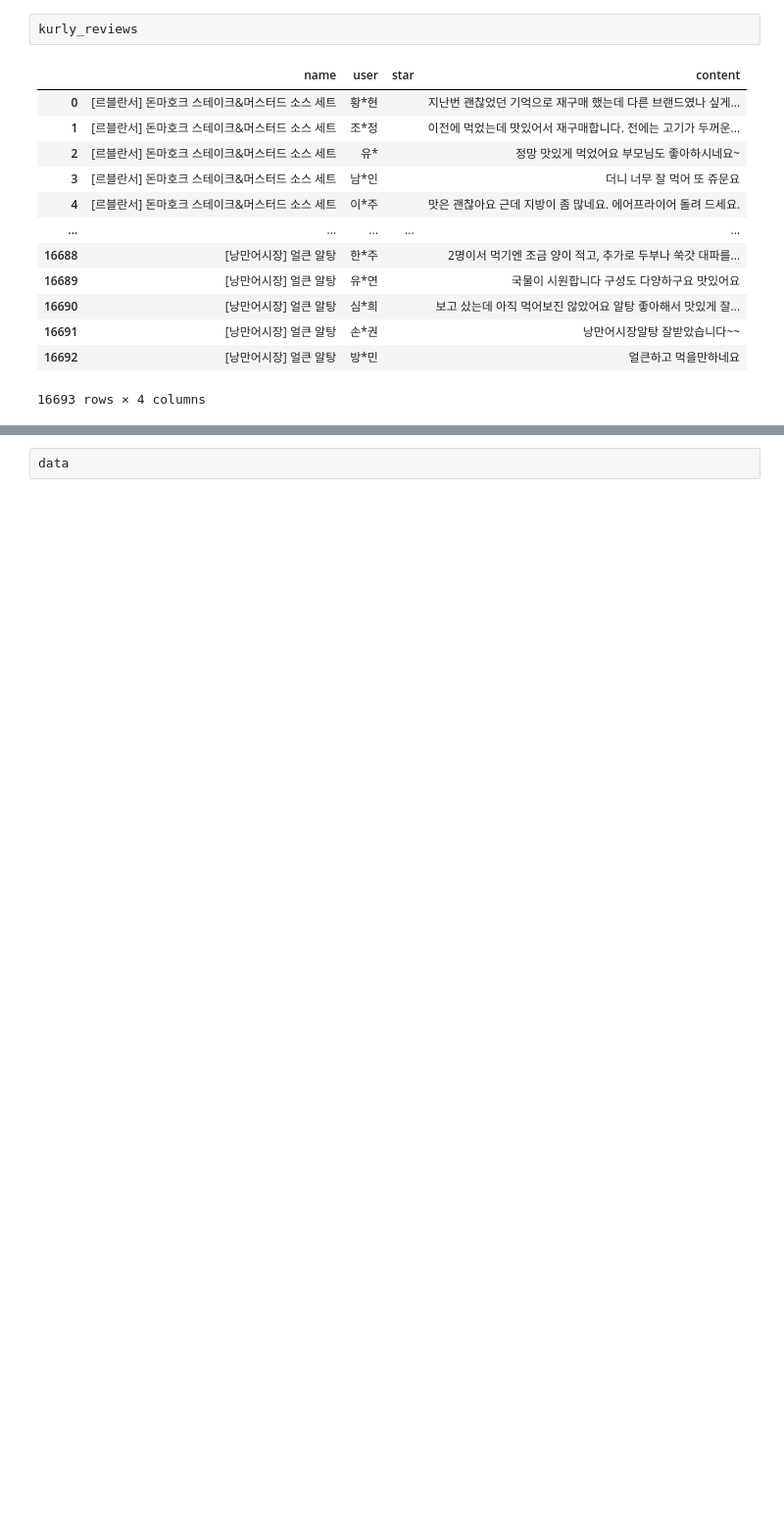
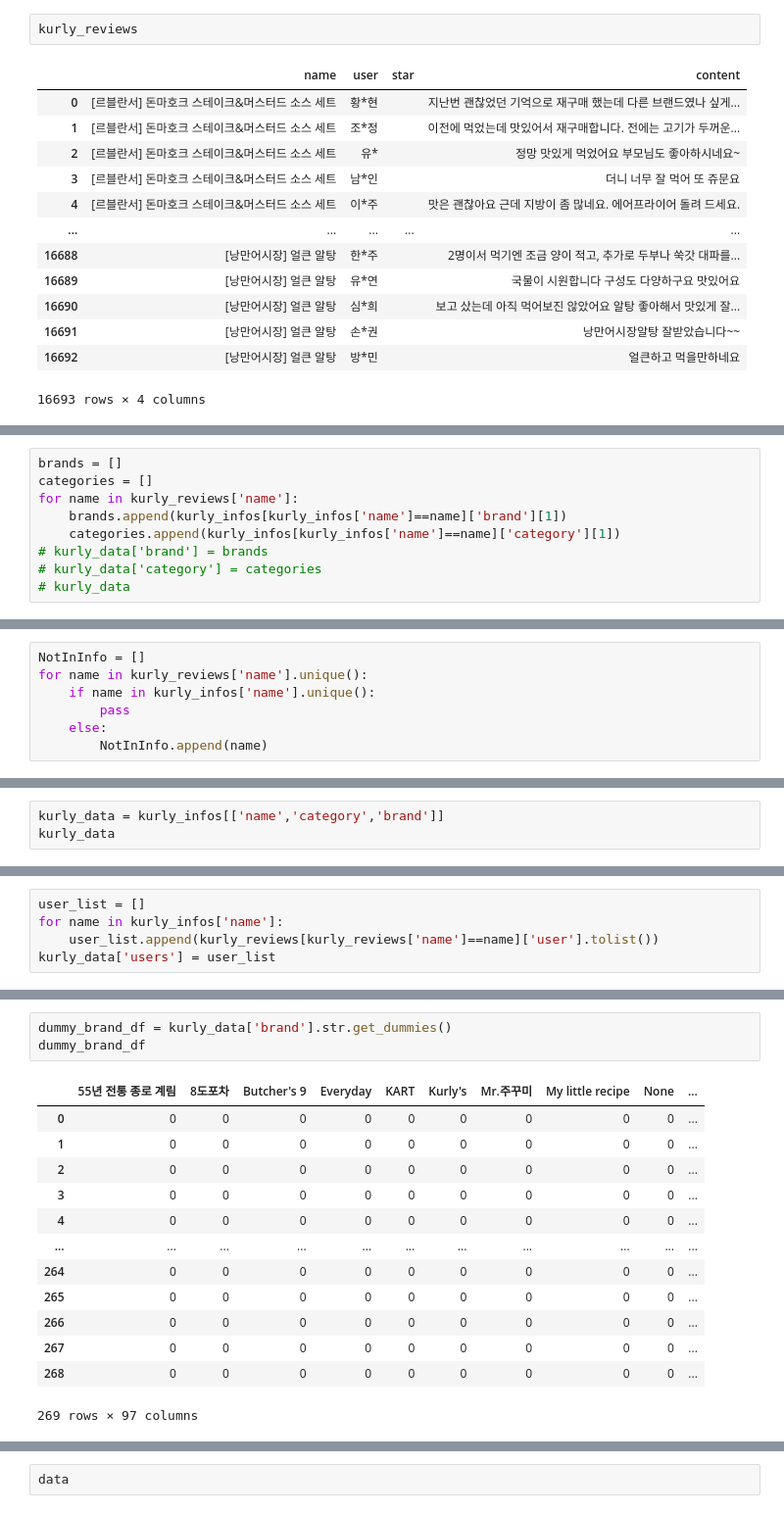
Before and after one commit to Haebuk/Mealkit_Recommendation, a Jupyter notebook: test.ipynb, the cells around one changed output, grey strips where cells are left out. Shown: that part at 98% size. Saved outputs shown, nothing was run; the diff lists cells and outputs as text; blank space fills up the shorter version.

```diff
--- a/test.ipynb
+++ b/test.ipynb
@@ -137,0 +77,9 @@ kurly_infos
+# %%
+brands = []
+categories = []
+for name in kurly_reviews['name']:
+    brands.append(kurly_infos[kurly_infos['name']==name]['brand'][1])
+    categories.append(kurly_infos[kurly_infos['name']==name]['category'][1])
+# kurly_data['brand'] = brands
+# kurly_data['category'] = categories
+# kurly_data
@@ -137,0 +124,7 @@ kurly_infos
+# %%
+NotInInfo = []
+for name in kurly_reviews['name'].unique():
+    if name in kurly_infos['name'].unique():
+        pass
+    else:
+        NotInInfo.append(name)
@@ -137,0 +181,3 @@ kurly_infos
+# %%
+kurly_data = kurly_infos[['name','category','brand']]
+kurly_data
@@ -137,0 +198,5 @@ kurly_infos
+# %%
+user_list = []
+for name in kurly_infos['name']:
+    user_list.append(kurly_reviews[kurly_reviews['name']==name]['user'].tolist())
+kurly_data['users'] = user_list
@@ -137,0 +260,17 @@ kurly_infos
+# %%
+dummy_brand_df = kurly_data['brand'].str.get_dummies()
+dummy_brand_df
+# %% [output]
+|  | 55년 전통 종로 계림 | 8도포차 | Butcher's 9 | Everyday | KART | Kurly's | Mr.주꾸미 | My little recipe | None | ... |
+| 0 | 0 | 0 | 0 | 0 | 0 | 0 | 0 | 0 | 0 | ... |
+| 1 | 0 | 0 | 0 | 0 | 0 | 0 | 0 | 0 | 0 | ... |
+| 2 | 0 | 0 | 0 | 0 | 0 | 0 | 0 | 0 | 0 | ... |
+| 3 | 0 | 0 | 0 | 0 | 0 | 0 | 0 | 0 | 0 | ... |
+| 4 | 0 | 0 | 0 | 0 | 0 | 0 | 0 | 0 | 0 | ... |
+| ... | ... | ... | ... | ... | ... | ... | ... | ... | ... | ... |
+| 264 | 0 | 0 | 0 | 0 | 0 | 0 | 0 | 0 | 0 | ... |
+| 265 | 0 | 0 | 0 | 0 | 0 | 0 | 0 | 0 | 0 | ... |
+| 266 | 0 | 0 | 0 | 0 | 0 | 0 | 0 | 0 | 0 | ... |
+| 267 | 0 | 0 | 0 | 0 | 0 | 0 | 0 | 0 | 0 | ... |
+| 268 | 0 | 0 | 0 | 0 | 0 | 0 | 0 | 0 | 0 | ... |
+269 rows × 97 columns
```
Also changed, not shown: parts of 25 cells of this notebook, 2 other files.
